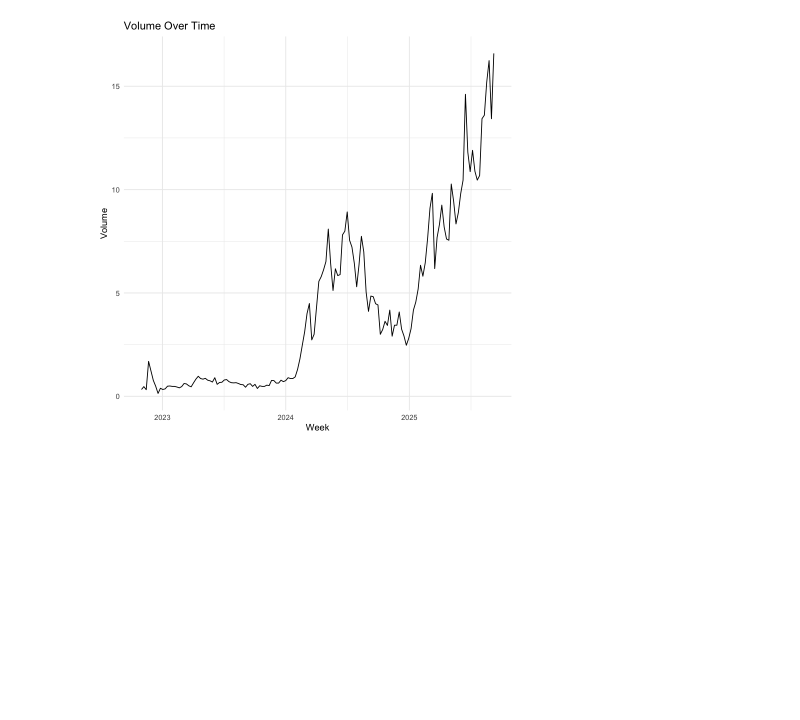
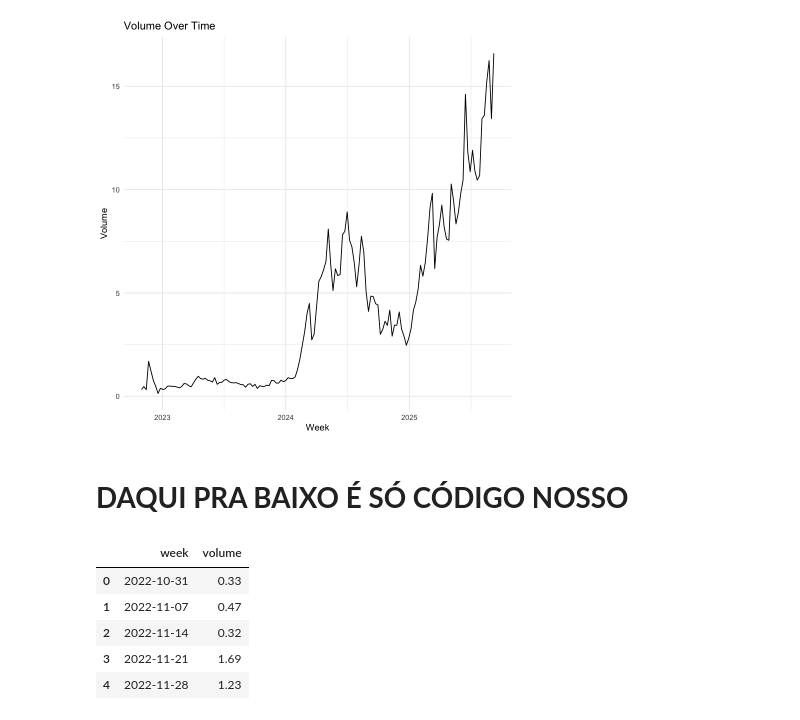
Before and after one commit to Vinasque/series_temporais, a Jupyter notebook: trabalho_a1.ipynb, the cells around one changed output. Drawn from its saved outputs; the diff is of its cells as text; code cells hidden in the pictures; blank space fills up the shorter version.

```diff
--- a/trabalho_a1.ipynb
+++ b/trabalho_a1.ipynb
@@ -57,3 +57,5 @@ ggplot(prison, aes(x = as.Date(week), y = volume)) +
   theme_minimal()
 # %% [output]
 [figure]
+# %% [markdown]
+# **DAQUI PRA BAIXO É SÓ CÓDIGO NOSSO**
@@ -59,0 +67,12 @@ ggplot(prison, aes(x = as.Date(week), y = volume)) +
+# %%
+df = pd.read_csv("data.csv")
+df['week'] = pd.to_datetime(df['week'])
+
+df.head()
+# %% [output]
+|  | week | volume |
+| 0 | 2022-10-31 | 0.33 |
+| 1 | 2022-11-07 | 0.47 |
+| 2 | 2022-11-14 | 0.32 |
+| 3 | 2022-11-21 | 1.69 |
+| 4 | 2022-11-28 | 1.23 |
```
Also changed, not shown: parts of 2 cells of this notebook.
